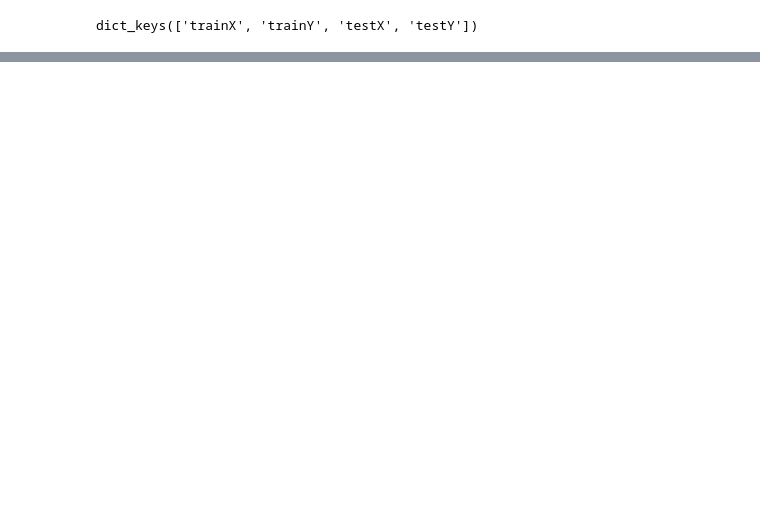
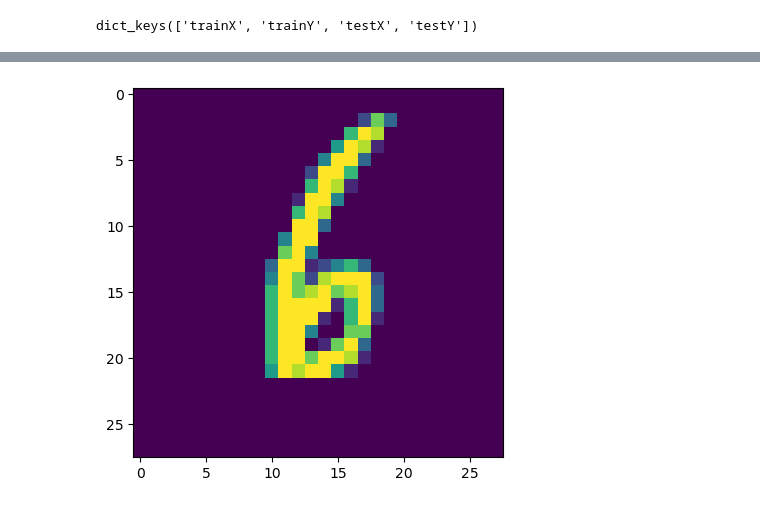
Before and after one commit to YuntianW/ECE236A, a Jupyter notebook: Task2_Demo.ipynb, the cells around one changed output, grey strips where cells are left out. Drawn from its saved outputs; the diff is of its cells as text; code cells hidden in the pictures; blank space fills up the shorter version.

```diff
--- a/Task2_Demo.ipynb
+++ b/Task2_Demo.ipynb
@@ -43,0 +58,5 @@ set(y)
+# %%
+plt.imshow(A[:, 5].reshape(28, 28), interpolation='nearest')
+plt.show()
+# %% [output]
+[figure, added]
```
Also changed, not shown: parts of 16 cells of this notebook, 1 other file.
